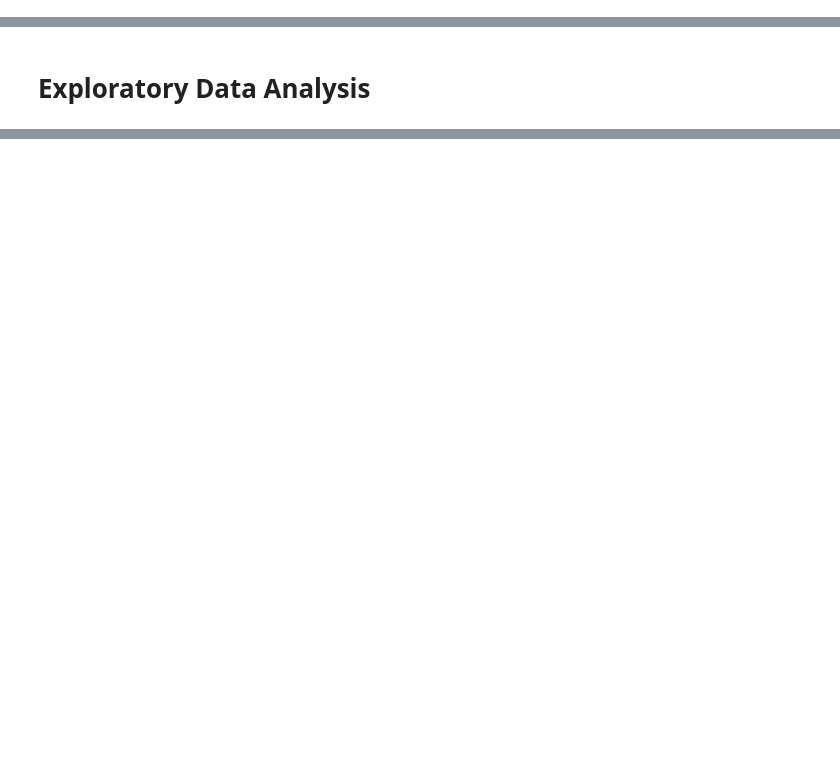
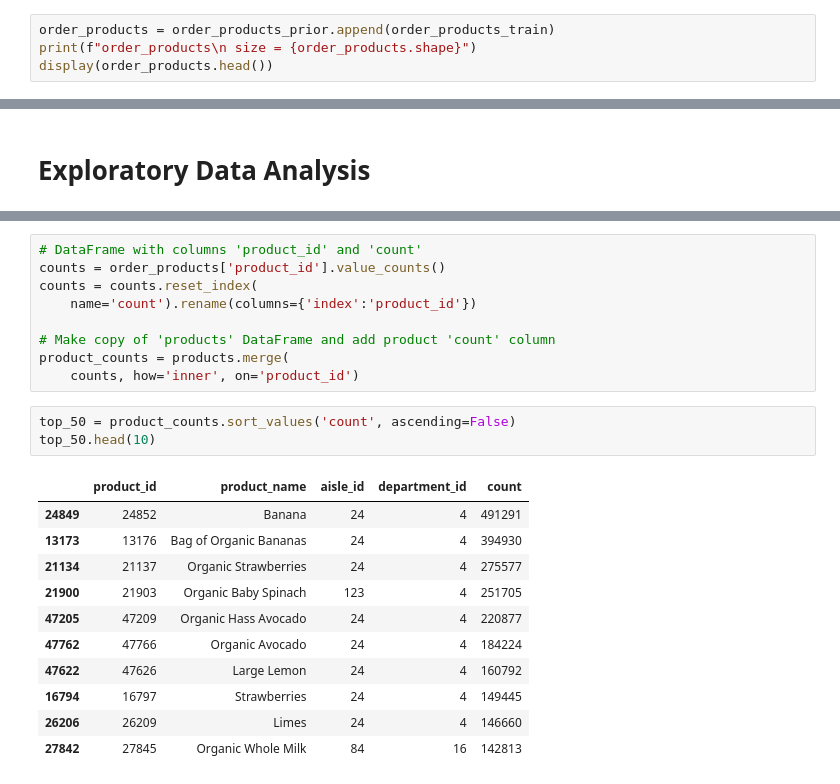
Before and after one commit to antonio-gor/Instacart-Data-Analysis, a Jupyter notebook: instacart_analysis.ipynb, the cells around one changed output, grey strips where cells are left out. Saved outputs shown, nothing was run; the diff lists cells and outputs as text; blank space fills up the shorter version.

Commit message:
begin data analysis in notebook

```diff
--- a/instacart_analysis.ipynb
+++ b/instacart_analysis.ipynb
@@ -189,0 +216,4 @@ orders = orders[orders['days_since_prior_order'].isnull() == False]
+# %%
+order_products = order_products_prior.append(order_products_train)
+print(f"order_products\n size = {order_products.shape}")
+display(order_products.head())
@@ -201,0 +258,24 @@ plot_hist(orders["order_dow"], range(0,8), .5,
+# %%
+# DataFrame with columns 'product_id' and 'count'
+counts = order_products['product_id'].value_counts()
+counts = counts.reset_index(
+    name='count').rename(columns={'index':'product_id'})
+
+# Make copy of 'products' DataFrame and add product 'count' column
+product_counts = products.merge(
+    counts, how='inner', on='product_id')
+# %%
+top_50 = product_counts.sort_values('count', ascending=False)
+top_50.head(10)
+# %% [output]
+|  | product_id | product_name | aisle_id | department_id | count |
+| 24849 | 24852 | Banana | 24 | 4 | 491291 |
+| 13173 | 13176 | Bag of Organic Bananas | 24 | 4 | 394930 |
+| 21134 | 21137 | Organic Strawberries | 24 | 4 | 275577 |
+| 21900 | 21903 | Organic Baby Spinach | 123 | 4 | 251705 |
+| 47205 | 47209 | Organic Hass Avocado | 24 | 4 | 220877 |
+| 47762 | 47766 | Organic Avocado | 24 | 4 | 184224 |
+| 47622 | 47626 | Large Lemon | 24 | 4 | 160792 |
+| 16794 | 16797 | Strawberries | 24 | 4 | 149445 |
+| 26206 | 26209 | Limes | 24 | 4 | 146660 |
+| 27842 | 27845 | Organic Whole Milk | 84 | 16 | 142813 |
```
Also changed, not shown: parts of 11 cells of this notebook.
